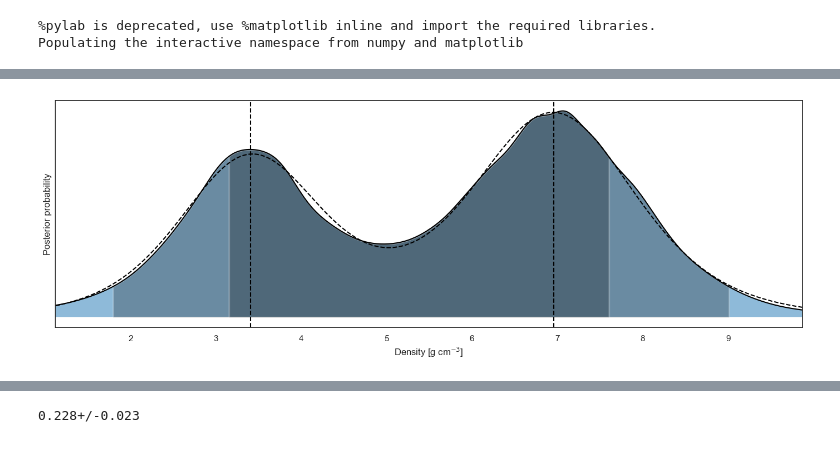
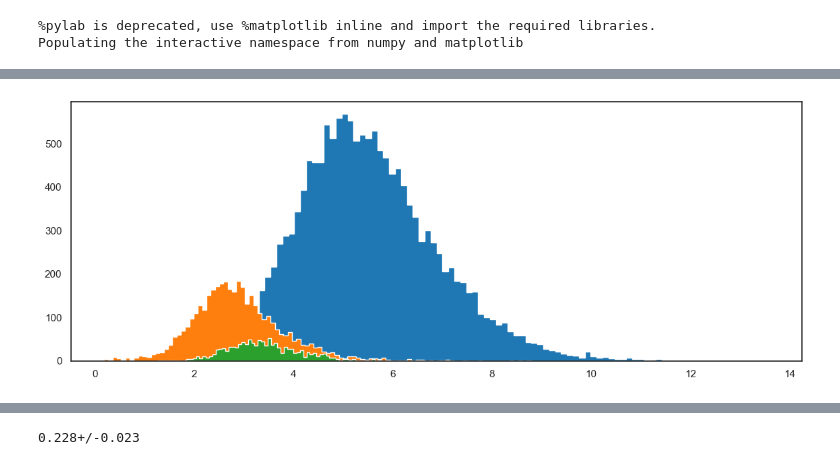
Before and after one commit to hpparvi/parviainen_2021_toi_2266, a Jupyter notebook: 06b_rv_semi_amplitude.ipynb, the cells around one changed output, grey strips where cells are left out. Saved outputs shown, nothing was run; the diff lists cells and outputs as text; code cells hidden in the pictures.

```diff
--- a/06b_rv_semi_amplitude.ipynb
+++ b/06b_rv_semi_amplitude.ipynb
@@ -26,0 +48,40 @@ KeyError: "Extension 'rd_cdf' not found."
+# %%
+from astropy import units as u
+
+dsamples = [[],[],[]]
+rsamples = [[], [], []]
+msamples = []
+ksamples = []
+
+ecc = 0.0
+
+rs = normal(rplanet[0], rplanet[1], nsamples)
+for i in range(nsamples):
+    _r = rs[i]
+    pv = map_pv(pvs[i% imax])
+    x, y = map_r_to_xy(rs[i:i+1], *pv[:4])
+    cws = cumsum(mixture_weights(x, y))
+
+    x = uniform()
+    if x < cws[0]:
+        rsamples[0].append(_r)
+        dsamples[0].append(rgir((_r, uniform())))
+    elif x < cws[1]:
+        rsamples[1].append(_r)
+        dsamples[1].append(rgiw((_r, uniform())))
+    else:
+        rsamples[2].append(_r)
+        dsamples[2].append(rgip((_r, uniform())))
+
+dsamples = [array(a) for a in dsamples]
+rsamples = [array(a) for a in rsamples]
+
+for rs, ds in zip(rsamples, dsamples):
+    v = 4 / 3 * pi * (rs * u.R_earth).to(u.cm) ** 3
+    m_g = v * ds * (u.g / u.cm ** 3)
+    msamples.append(m_g.to(u.M_earth).value)
+
+    mst = (normal(star_m.n, star_m.s, size=rs.size) * M_sun).to(u.kg)
+    prd = (normal(period.n, period.s, size=rs.size) * u.d).to(u.s)
+    k = ((2*pi*G/prd)**(1/3) * m_g.to(u.kg) / mst**(2/3) * (1/sqrt(1-ecc**2))).value
+    ksamples.append(k)
@@ -27,8 +166,10 @@ KeyError: "Extension 'rd_cdf' not found."
+# %%
+hist(ksamples[0], bins=100, density=False, histtype='stepfilled');
+hist(ksamples[1], bins=100, density=False, histtype='stepfilled');
+hist(ksamples[2], bins=100, density=False, histtype='stepfilled');
+# %% [output]
+[figure, added]
 # %%
 mass_distribution = rmr.sample('mass', (1.54, 0.09), 50_000)
 # %%
 density_distribution = rmr.sample('density', (1.54, 0.09), 50_000)
-# %%
-density_distribution.plot()
-# %% [output]
-[figure, removed]
```
Also changed, not shown: parts of 23 cells of this notebook, 4 other files.
